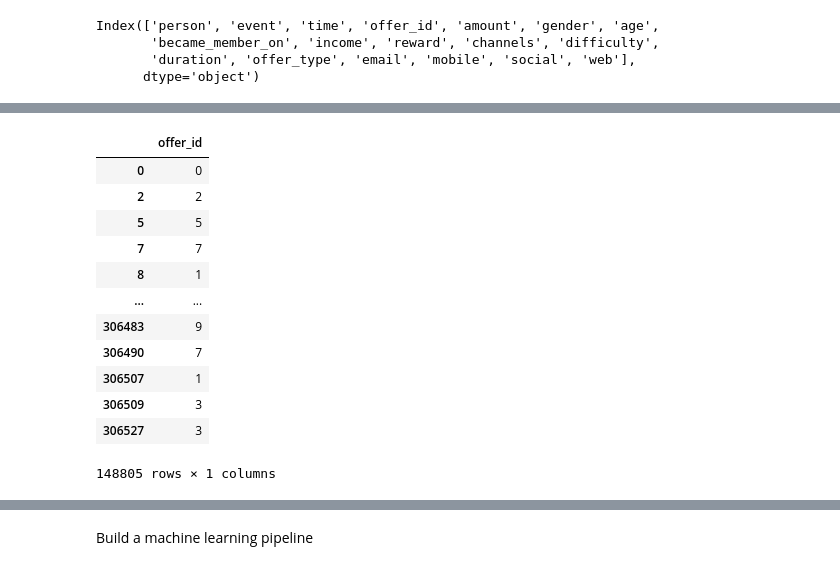
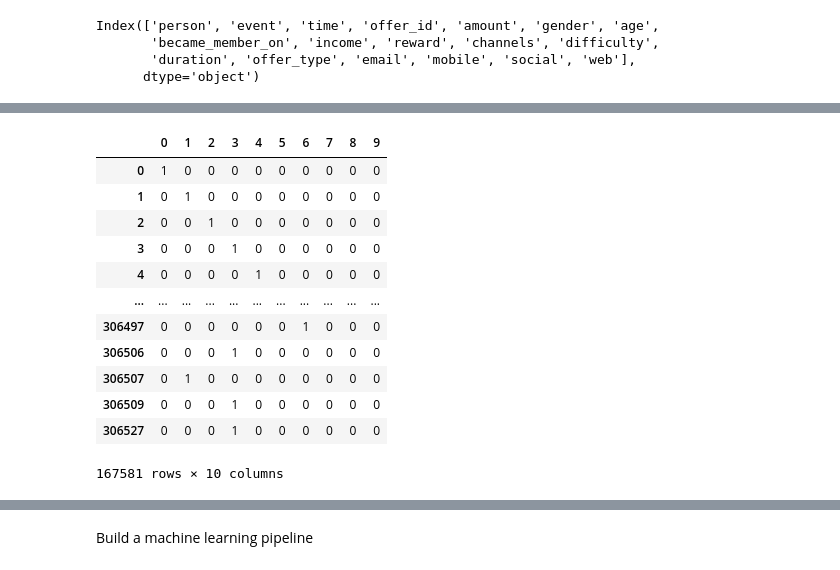
Before and after one commit to NTPac/starbucks, a Jupyter notebook: Starbucks_Capstone_notebook.ipynb, the cells around one changed output, grey strips where cells are left out. Drawn from its saved outputs; the diff is of its cells as text; code cells hidden in the pictures.

```diff
--- a/Starbucks_Capstone_notebook.ipynb
+++ b/Starbucks_Capstone_notebook.ipynb
@@ -696,0 +784,3 @@ dataset
+# %%
+df_obj.fillna(0, inplace=True)
+df_obj
@@ -696,0 +801,5 @@ dataset
+# %%
+df_obj.drop('channels', axis=1, inplace=True)
+# %%
+dataset = df_obj
+dataset
@@ -697,6 +833,10 @@ dataset
 # %%
-X = dataset[['event', 'time', 'offer_type', 'amount', 'gender', 'age',
-       'became_member_on', 'income', 'reward', 'difficulty',
-       'duration', 'email', 'mobile', 'social', 'web']]
-X = X.astype(int)
-X
+dataset = dataset[['event',             'time',
+                        'amount',           'gender',
+                    'age', 'became_member_on',     'income',       'reward',
+             'difficulty',         'duration',       'offer_type',
+                  'email',           'mobile',           'social',
+                    'web',                  0,                  1,
+                        2,                  3,                  4,
+                        5,                  6,                  7,
+                        8,                  9]]
@@ -717,21 +861,24 @@ X
 # %%
-Y = dataset[['offer_id']]
+Y = dataset[[0,                  1,
+                        2,                  3,                  4,
+                        5,                  6,                  7,
+                        8,                  9]]
 Y = Y.astype(int)
 Y
 # %% [output]
-|  | offer_id |
-| 0 | 0 |
-| 2 | 2 |
-| 5 | 5 |
-| 7 | 7 |
-| 8 | 1 |
-| ... | ... |
-| 306483 | 9 |
-| 306490 | 7 |
-| 306507 | 1 |
-| 306509 | 3 |
-| 306527 | 3 |
+|  | 0 | 1 | 2 | 3 | 4 | 5 | 6 | 7 | 8 | 9 |
+| 0 | 1 | 0 | 0 | 0 | 0 | 0 | 0 | 0 | 0 | 0 |
+| 1 | 0 | 1 | 0 | 0 | 0 | 0 | 0 | 0 | 0 | 0 |
+| 2 | 0 | 0 | 1 | 0 | 0 | 0 | 0 | 0 | 0 | 0 |
+| 3 | 0 | 0 | 0 | 1 | 0 | 0 | 0 | 0 | 0 | 0 |
+| 4 | 0 | 0 | 0 | 0 | 1 | 0 | 0 | 0 | 0 | 0 |
+| ... | ... | ... | ... | ... | ... | ... | ... | ... | ... | ... |
+| 306497 | 0 | 0 | 0 | 0 | 0 | 0 | 1 | 0 | 0 | 0 |
+| 306506 | 0 | 0 | 0 | 1 | 0 | 0 | 0 | 0 | 0 | 0 |
+| 306507 | 0 | 1 | 0 | 0 | 0 | 0 | 0 | 0 | 0 | 0 |
+| 306509 | 0 | 0 | 0 | 1 | 0 | 0 | 0 | 0 | 0 | 0 |
+| 306527 | 0 | 0 | 0 | 1 | 0 | 0 | 0 | 0 | 0 | 0 |
-148805 rows × 1 columns
+167581 rows × 10 columns
 # %%
 Y.isnull().sum()
 # %% [output]
```
Also changed, not shown: parts of 42 cells of this notebook, 3 other files.
